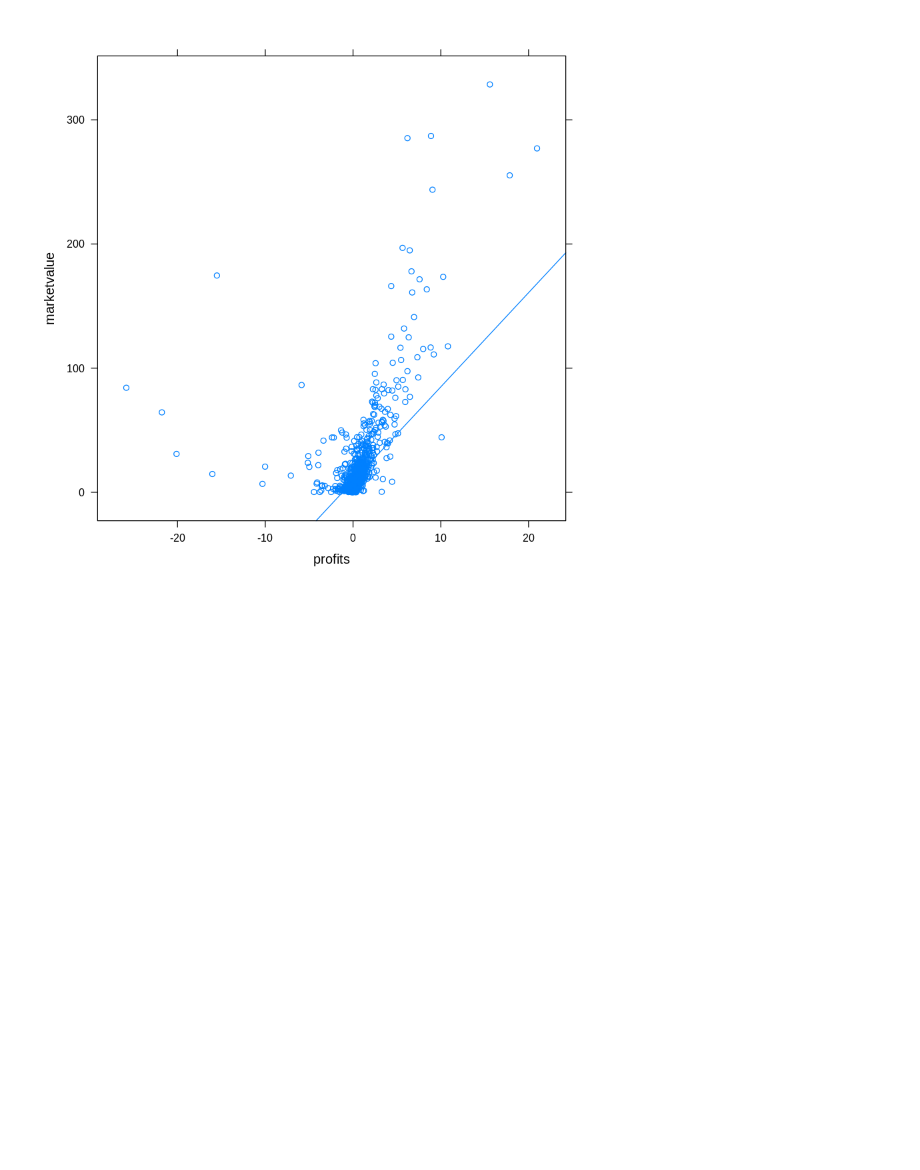
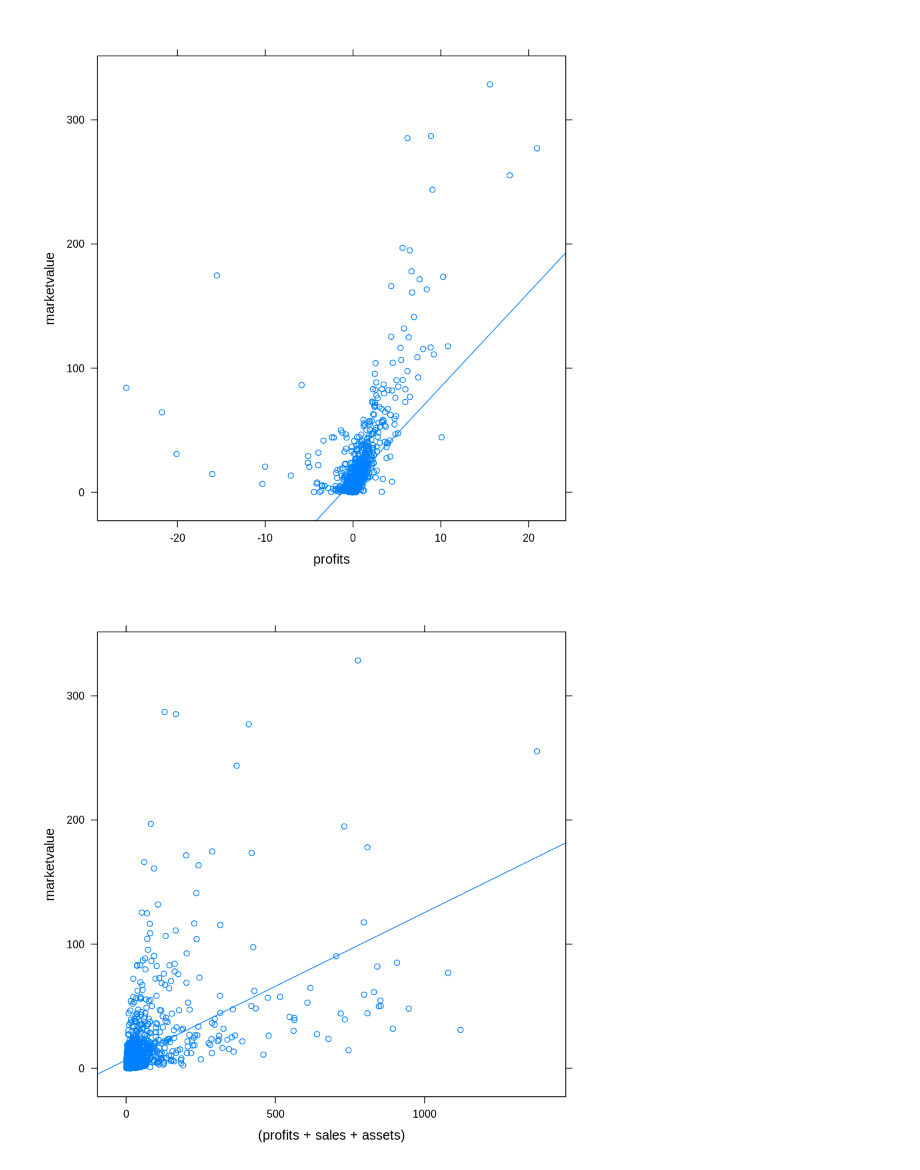
Before and after one commit to mkainula/ml-engineer, a Jupyter notebook: 01_Method_and_Tools/assignment.ipynb, the cells around one changed output. Drawn from its saved outputs; the diff is of its cells as text; code cells hidden in the pictures; blank space fills up the shorter version.

```diff
--- a/01_Method_and_Tools/assignment.ipynb
+++ b/01_Method_and_Tools/assignment.ipynb
@@ -130,3 +119,7 @@ F-statistic: 706.5 on 2 and 1992 DF,  p-value: < 2.2e-16
 xyplot(marketvalue~profits, data = Forbes2000, t=c("p", "r"))
 # %% [output]
 [figure]
+# %%
+xyplot(marketvalue~(profits+sales+assets), data = Forbes2000, t=c("p", "r"))
+# %% [output]
+[figure, added]
```
Also changed, not shown: parts of 15 cells of this notebook.
